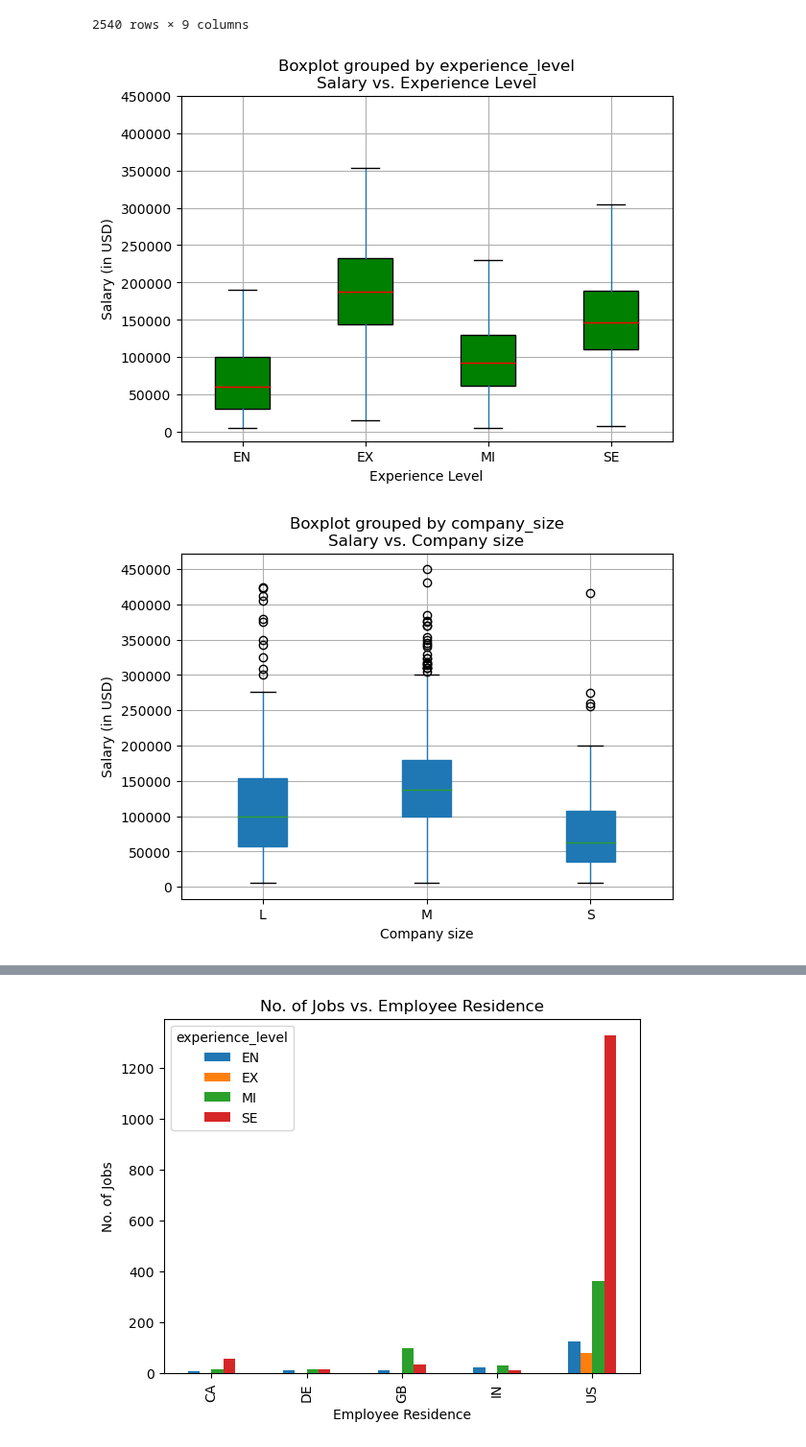
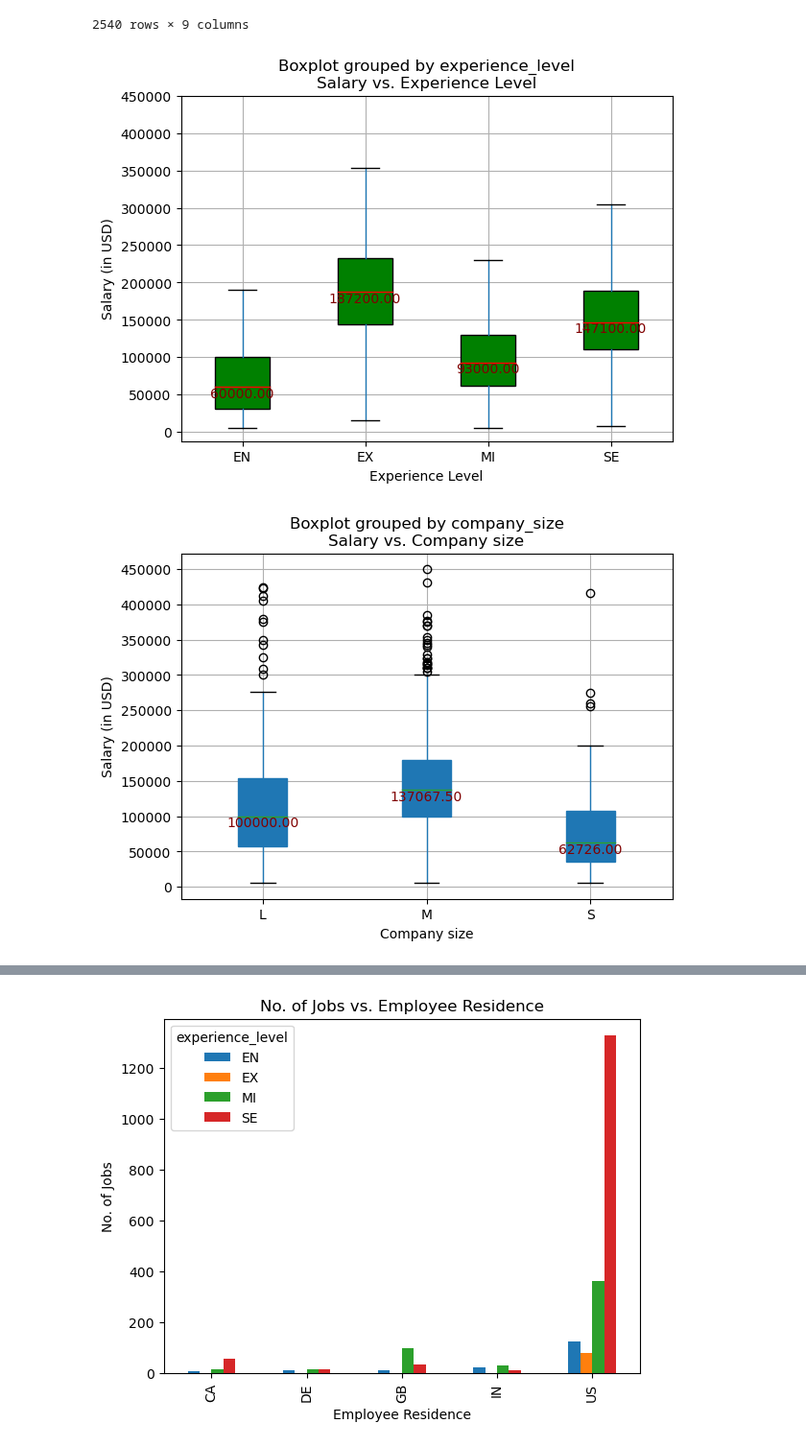
Before and after one commit to garimac12/project_acai, a Jupyter notebook: Merge Trial (NN,AH,GC).ipynb, the cells around one changed output, grey strips where cells are left out. Shown at 96% size. Cells and saved outputs as stored; diff of their text form; code cells hidden in the pictures.

```diff
--- a/Merge Trial (NN,AH,GC).ipynb
+++ b/Merge Trial (NN,AH,GC).ipynb
@@ -251,7 +251,17 @@ Bivariate analysis
 a="blue"
 b="red"
 c="green"
+
+# Calculate median values
+medians = df_clean.groupby("experience_level")["salary_in_usd"].median()
+
+#plotting the boxplot
 df_clean.boxplot(column=["salary_in_usd"], by=["experience_level"], patch_artist=True, boxprops=dict(facecolor=c), flierprops=dict(color=a, markeredgecolor=a), medianprops=dict(color=b))
+
+# Add median values as annotations
+for i, med in enumerate(medians):
+    plt.text(i + 1, med, f"{med:.2f}", ha="center", va="top", color="maroon")
+
 plt.title('Salary vs. Experience Level')
 plt.xlabel('Experience Level')
 plt.ylabel('Salary (in USD)')
@@ -298,7 +308,17 @@ final_df_remove_outlier
 a="blue"
 b="red"
 c="green"
+
+# Calculate median values
+medians = final_df_remove_outlier.groupby("experience_level")["salary_in_usd"].median()
+
+#plotting the boxplot
 final_df_remove_outlier.boxplot(column=["salary_in_usd"], by=["experience_level"], patch_artist=True, boxprops=dict(facecolor=c), flierprops=dict(color=a, markeredgecolor=a), medianprops=dict(color=b))
+
+# Add median values as annotations
+for i, med in enumerate(medians):
+    plt.text(i + 1, med, f"{med:.2f}", ha="center", va="top", color="maroon")
+
 plt.title('Salary vs. Experience Level')
 plt.xlabel('Experience Level')
 plt.ylabel('Salary (in USD)')
@@ -313,25 +333,34 @@ plt.show()
 #The Executive-level (EX) experience has the highest median salary, followed by Entry-level(EN), Mid-level (MI), and Senior-level (SE).
 #The spread of salaries (as shown by the height of the boxes) also seems to increase with experience, indicating more variability in salaries for more experienced roles.
 # %% [output]
-[figure, old version]
+[figure, new version]
 # %%
-# Salary vs. Company_size
+# Salary vs. Company_size plotting
 
+# Calculate median values
+medians = df_clean.groupby("company_size")["salary_in_usd"].median()
+
+#boxplot
 df_clean.boxplot(column=["salary_in_usd"], by=["company_size"], patch_artist=True)
+
+# Add median values as annotations
+for i, med in enumerate(medians):
+    plt.text(i + 1, med, f"{med:.2f}", ha="center", va="top", color="maroon")
+
 plt.title('Salary vs. Company size')
 plt.xlabel('Company size')
 plt.ylabel('Salary (in USD)')
 
 y_ticks = np.arange(0, 500000, 50000)
 plt.yticks(y_ticks)
 
 plt.savefig("output_data_GC/Fig5_salary_company_size.png")
 plt.show()
 
-#There's a clear trend that the medium(M) size companies provide more median salaries followed by large(L) companies and then followed by small(S) companies. increases, the median salary also increases.
+#There's a clear trend that the medium(M) size companies provide more median salaries followed by large(L) companies and then followed by small(S) companies.
 #The spread of salaries (as shown by the height of the boxes) is more for large size companies.
 # %% [output]
-[figure, old version]
+[figure, new version]
 # %%
 # Removing outliers in salary_in_usd for different sizes of Companies: Salary vs. Company size
 
```
Also changed, not shown: parts of 15 cells of this notebook.
